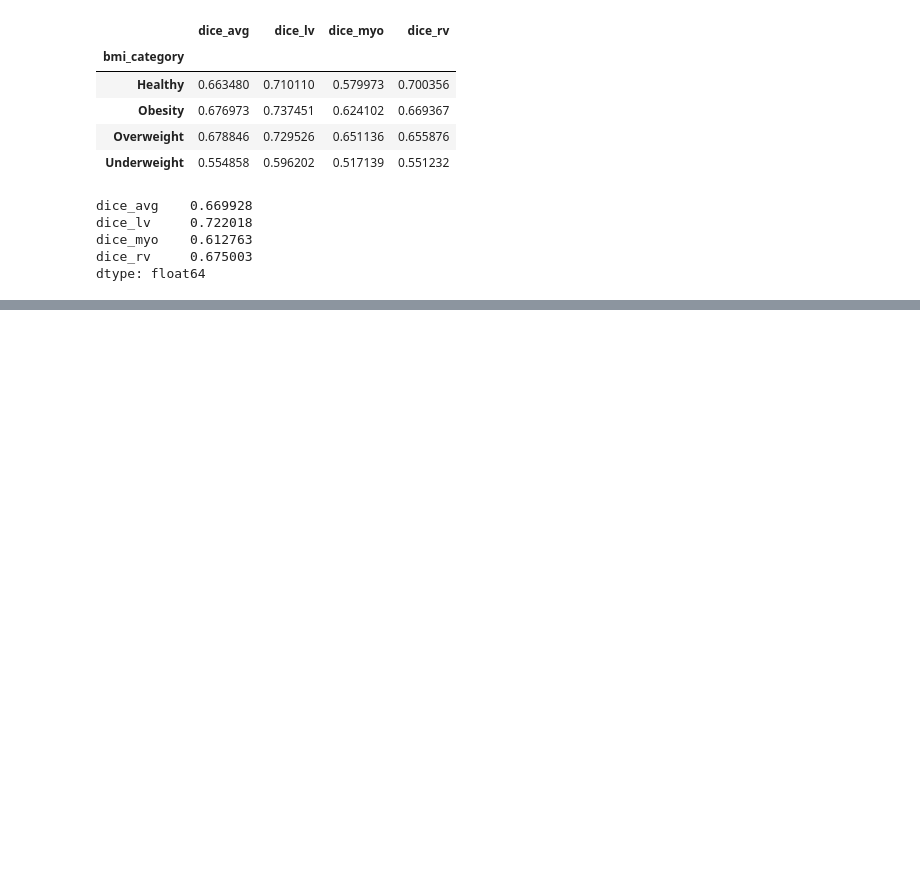
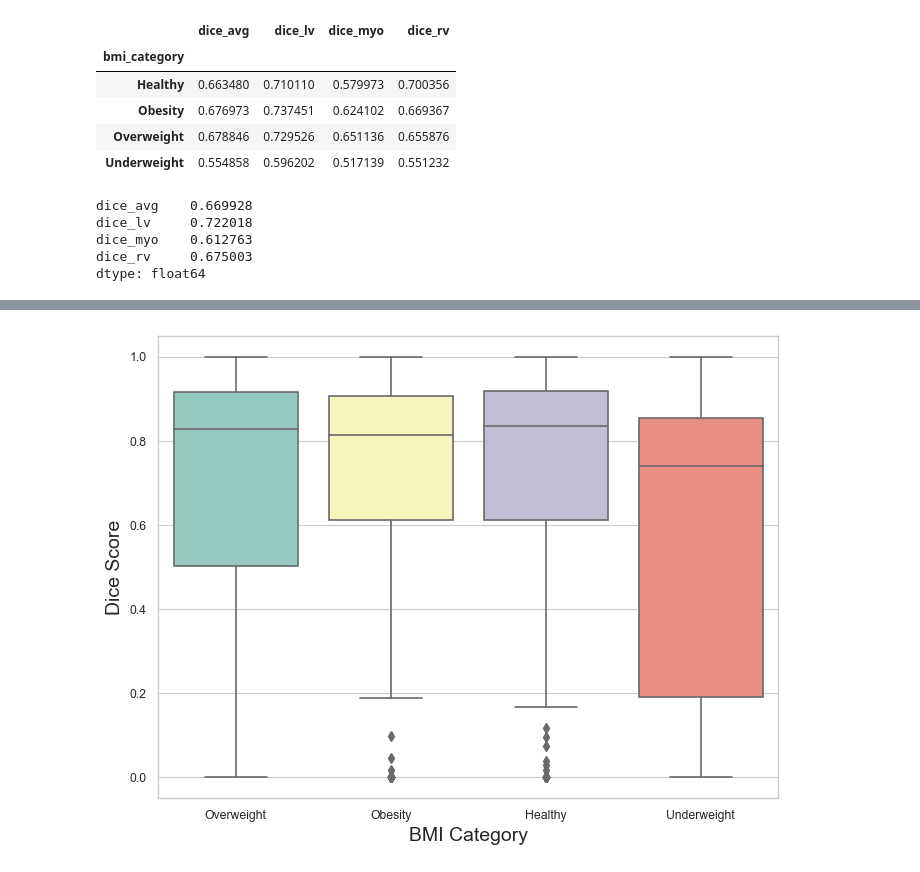
Before and after one commit to msskzx/FCT, a Jupyter notebook: fct_acdc_analysis.ipynb, the cells around one changed output, grey strips where cells are left out. Cells and saved outputs as stored; diff of their text form; code cells hidden in the pictures; blank space fills up the shorter version.

```diff
--- a/fct_acdc_analysis.ipynb
+++ b/fct_acdc_analysis.ipynb
@@ -94,0 +111,4 @@ plt.show()
+# %%
+plot_bmi_dice(bmi, 'dice_rv')
+# %% [output]
+[figure, added]
```
Also changed, not shown: parts of 6 cells of this notebook.
